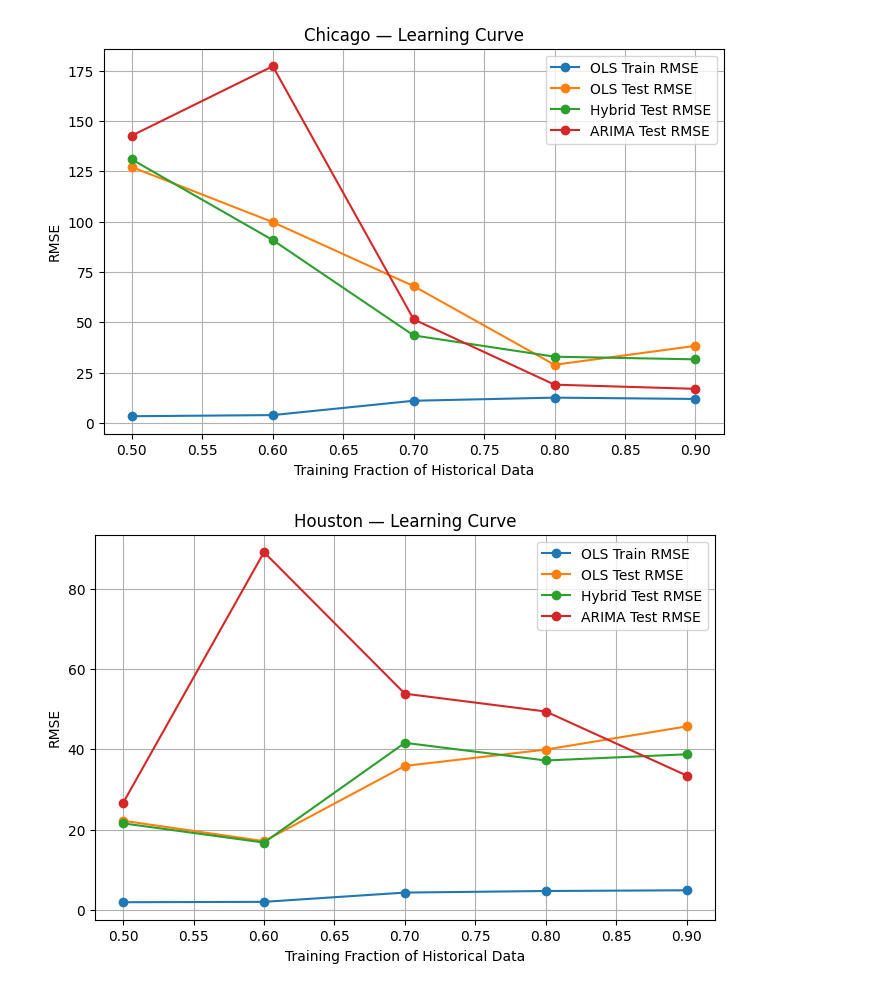
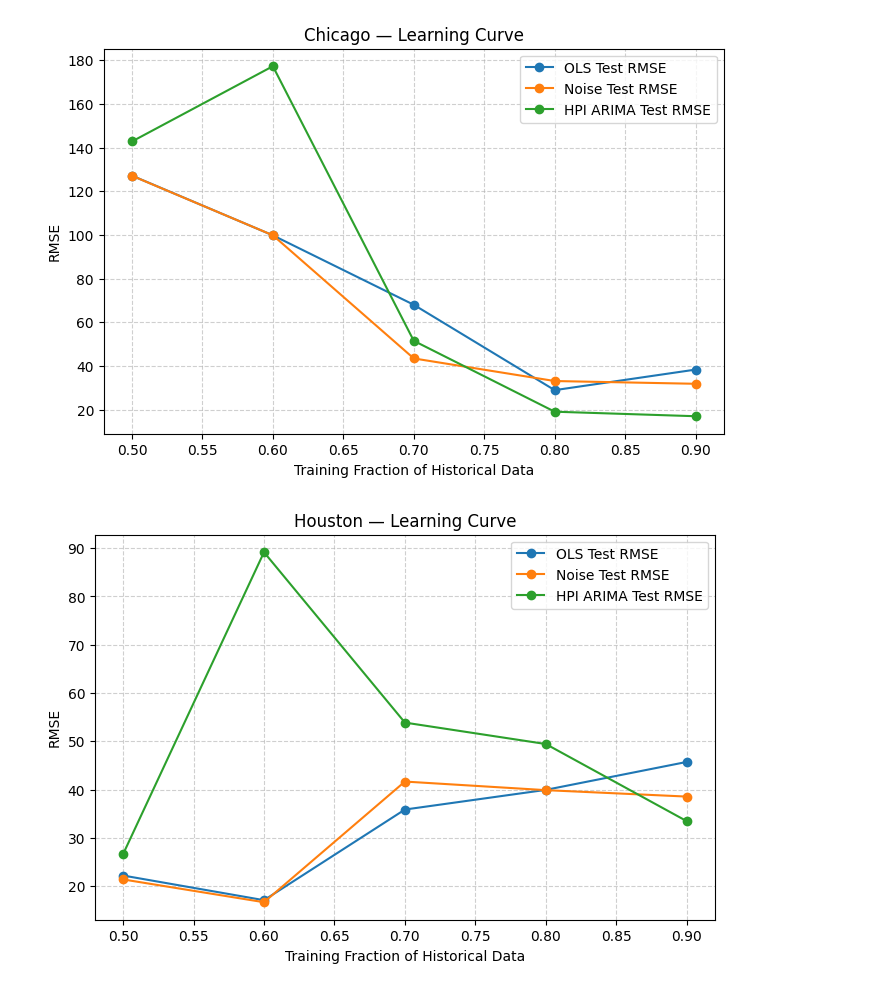
Before and after one commit to katelync12/HomeCast, a Jupyter notebook: ols_timeseries.ipynb, the cells around one changed output. Cells and saved outputs as stored; diff of their text form; code cells hidden in the pictures.

```diff
--- a/ols_timeseries.ipynb
+++ b/ols_timeseries.ipynb
@@ -24,8 +24,12 @@ final_df[features] = final_df.groupby('City')[features].transform(lambda x: (x -
 results = {}
 
 for city, city_df in final_df.groupby('City'):
-    X = city_df[features]
-    y = city_df['index_nsa']
+
+    ols_train_size = int(len(city_df) * 0.9)
+    ols_train_df = city_df.iloc[:ols_train_size]
+
+    X = ols_train_df[features]
+    y = ols_train_df['index_nsa']
     X = sm.add_constant(X)
 
     model = sm.OLS(y, X).fit()
@@ -68,7 +102,9 @@ arima_results = {}
 
 for city, city_df in final_df.groupby('City'):
     city_df = city_df.sort_values(['Year', 'Quarter'])
-    residuals = city_df['residual'].dropna()
+    noise_train_size = int(len(city_df) * 0.9)
+    noise_train_df = city_df.iloc[:noise_train_size]
+    residuals = noise_train_df['residual'].dropna()
 
     best_aic = np.inf
     best_order = None
@@ -495,50 +832,47 @@ for city in cv_df["City"].unique():
 
 
 for city, city_df in final_df.groupby("City"):
-    city_df = city_df.sort_values(["Year","Quarter"]).reset_index(drop=True)
+    city_df = city_df.sort_values(["Year", "Quarter"]).reset_index(drop=True)
     y = city_df["index_nsa"]
 
     train_fracs = np.linspace(0.5, 0.9, 5)
     ols_rmse_train, ols_rmse_test = [], []
     hybrid_rmse_test, arima_rmse_test = [], []
 
     for frac in train_fracs:
         split = int(len(city_df) * frac)
         train, test = city_df.iloc[:split], city_df.iloc[split:]
-        X_train, X_test = sm.add_constant(train[features], has_constant="add"), sm.add_constant(test[features], has_constant="add")
+        X_train = sm.add_constant(train[features], has_constant="add")
+        X_test = sm.add_constant(test[features], has_constant="add")
         y_train, y_test = train["index_nsa"], test["index_nsa"]
 
-        # ols
         ols_model = sm.OLS(y_train, X_train).fit()
         y_pred_train = ols_model.predict(X_train)
         y_pred_test = ols_model.predict(X_test)
         ols_rmse_train.append(np.sqrt(mean_squared_error(y_train, y_pred_train)))
         ols_rmse_test.append(np.sqrt(mean_squared_error(y_test, y_pred_test)))
 
-        # arima on ols
         resid_train = y_train - y_pred_train
-        best_aic, best_model = np.inf, None
-        best_model = ARIMA(resid_train, order=best_orders.get(city)).fit()
-        hybrid_forecast = y_pred_test + best_model.forecast(steps=len(y_test))
+        arima_order_noise = best_orders.get(city, (1,1,1))
+        arima_model_noise = ARIMA(resid_train, order=arima_order_noise).fit()
+        hybrid_forecast = y_pred_test + arima_model_noise.forecast(steps=len(y_test))
         hybrid_rmse_test.append(np.sqrt(mean_squared_error(y_test, hybrid_forecast)))
 
-        # arima on hpi
-        best_aic, best_model = np.inf, None
-        best_model = ARIMA(y_train, order=best_orders_raw.get(city)).fit()
-        arima_forecast = best_model.forecast(steps=len(y_test))
+        arima_order_hpi = best_orders_raw.get(city, (1,1,1))
+        arima_model_hpi = ARIMA(y_train, order=arima_order_hpi).fit()
+        arima_forecast = arima_model_hpi.forecast(steps=len(y_test))
         arima_rmse_test.append(np.sqrt(mean_squared_error(y_test, arima_forecast)))
 
     plt.figure(figsize=(8,5))
-    plt.plot(train_fracs, ols_rmse_train, "o-", label="OLS Train RMSE")
     plt.plot(train_fracs, ols_rmse_test, "o-", label="OLS Test RMSE")
-    plt.plot(train_fracs, hybrid_rmse_test, "o-", label="Hybrid Test RMSE")
-    plt.plot(train_fracs, arima_rmse_test, "o-", label="ARIMA Test RMSE")
+    plt.plot(train_fracs, hybrid_rmse_test, "o-", label="Noise Test RMSE")
+    plt.plot(train_fracs, arima_rmse_test, "o-", label="HPI ARIMA Test RMSE")
     plt.title(f"{city} — Learning Curve")
     plt.xlabel("Training Fraction of Historical Data")
     plt.ylabel("RMSE")
+    plt.grid(True, linestyle="--", alpha=0.6)
     plt.legend()
-    plt.grid(True)
     plt.show()
 # %% [output]
-[figure, old version]
+[figure, new version]
-[figure, old version]
+[figure, new version]
```
Also changed, not shown: parts of 17 cells of this notebook.
